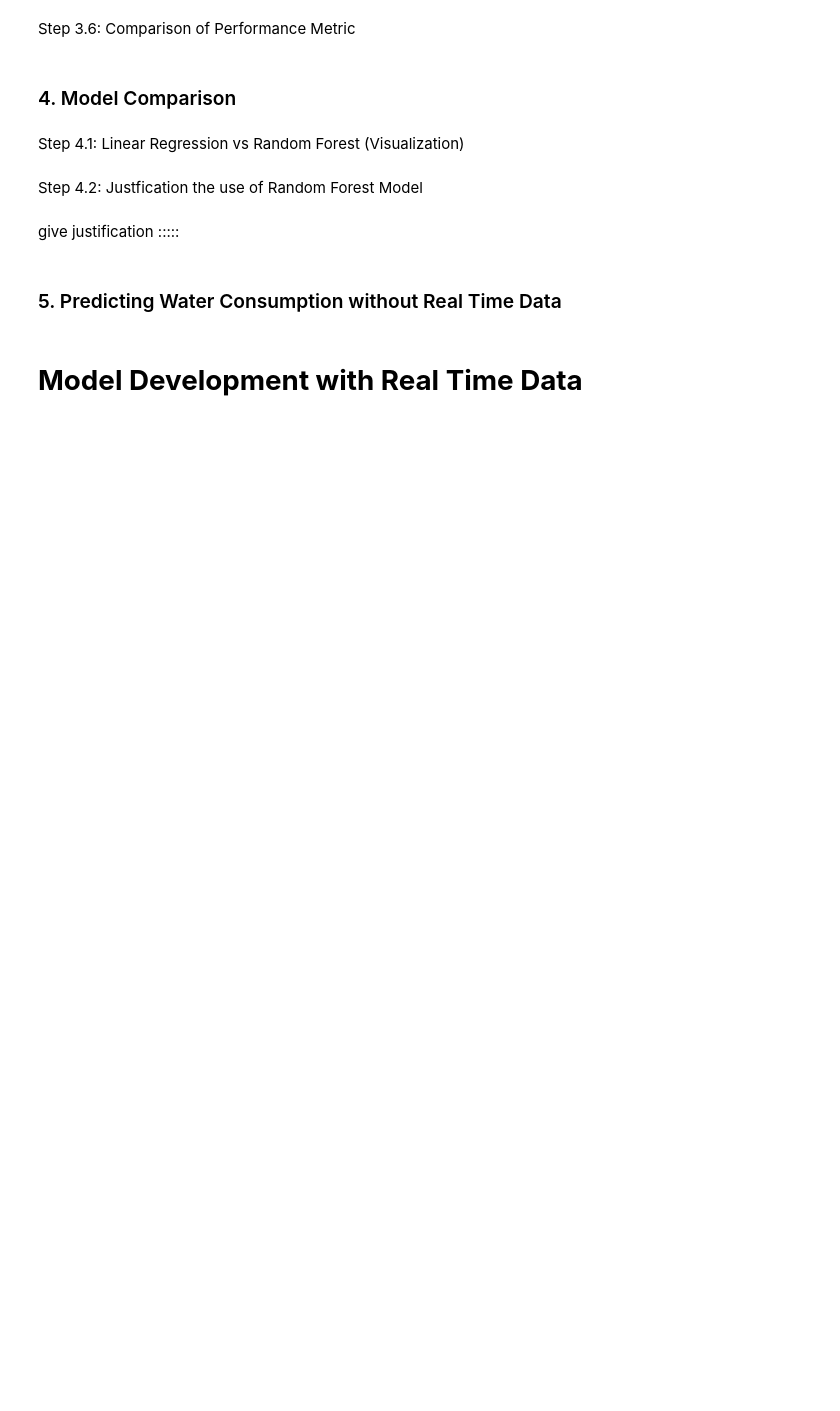
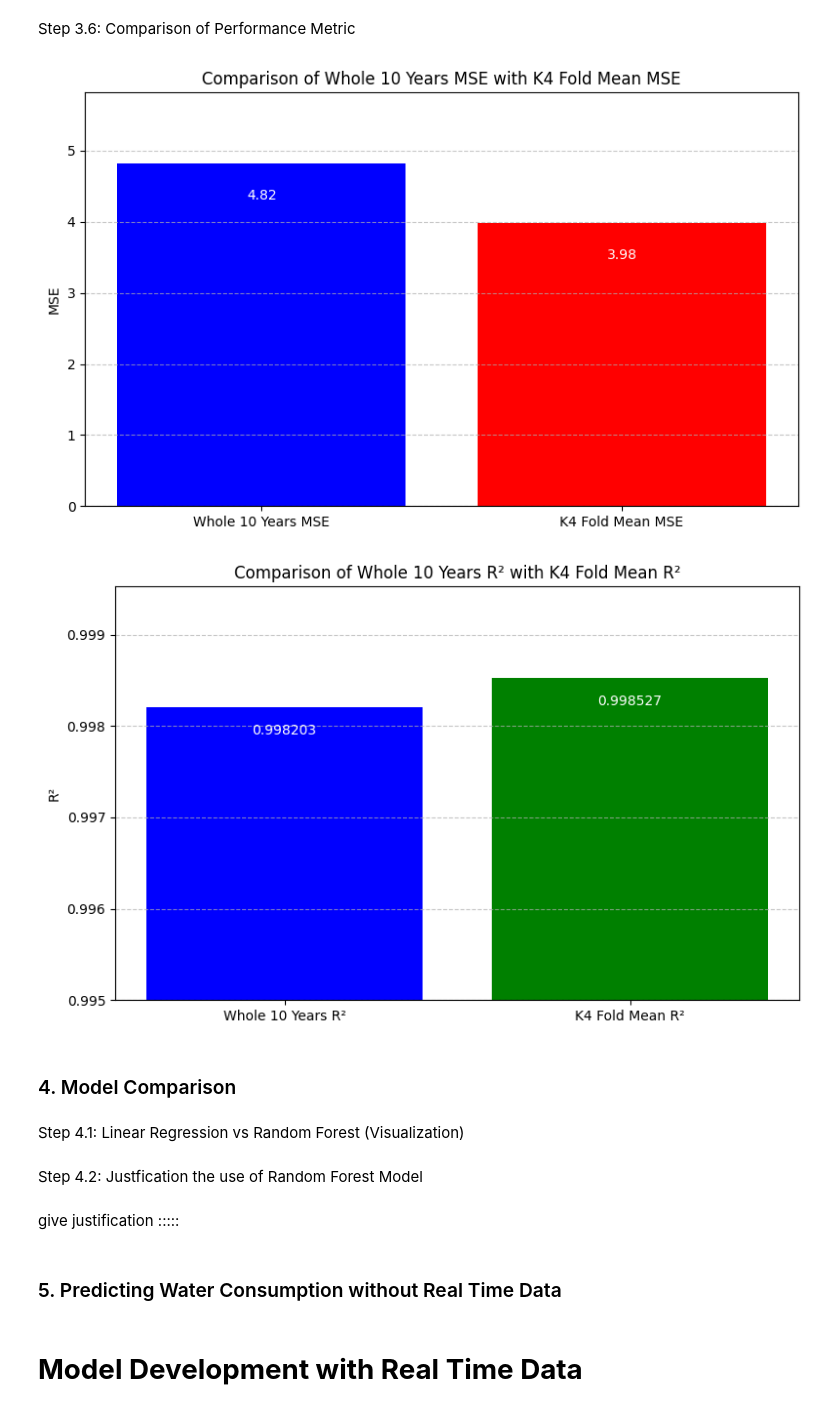
Before and after one commit to Urusha-Bajracharya3950/Engg680_Digital_Engineering_Project_Group_5, a Jupyter notebook: Model_Development/Group_Project.ipynb, the cells around one changed output. Cells and saved outputs as stored; diff of their text form; code cells hidden in the pictures; blank space fills up the shorter version.

```diff
--- a/Model_Development/Group_Project.ipynb
+++ b/Model_Development/Group_Project.ipynb
@@ -222,2 +576,19 @@ Step 3.3: Apply K4 Method
 # %% [markdown]
 Step 3.4: Calculate the overall Performance Metrics from K4 Method
+# %%
+# Function to calculate the overall MSE and R²
+def calculate_overall_metrics(k4_results):
+    mse_values = [result['MSE'] for result in k4_results]
+    r2_values = [result['R²'] for result in k4_results]
+
+    overall_mse = sum(mse_values) / len(mse_values)
+    overall_r2 = sum(r2_values) / len(r2_values)
+
+    return overall_mse, overall_r2
+
+# Calculate overall metrics
+overall_mse, overall_r2 = calculate_overall_metrics(k4_results_with_mse)
+
+# Print the overall results
+print(f"Overall Mean Squared Error (MSE): {overall_mse}")
+print(f"Overall R-Squared (R²): {overall_r2}")
@@ -226,5 +642,32 @@ Step 3.5: Visualising K4 Method Results
 # %% [markdown]
 Step 3.6: Comparison of Performance Metric
+# %%
+# Visual comparison for MSE with updated labels
+plt.figure(figsize=(8, 5))
+bars = plt.bar(['Whole 10 Years MSE', 'K4 Fold Mean MSE'], [individual_mse, overall_mse], color=['blue', 'red'])
+plt.title('Comparison of Whole 10 Years MSE with K4 Fold Mean MSE')
+plt.ylabel('MSE')
+plt.ylim(0, max(individual_mse, overall_mse) + 1)
+for bar in bars:
+    plt.text(bar.get_x() + bar.get_width()/2, bar.get_height() - 0.5, f"{bar.get_height():.2f}", ha='center', color='white')
+plt.grid(axis='y', linestyle='--', alpha=0.7)
+plt.tight_layout()
+plt.show()
+
+# Visual comparison for R² with updated labels
+plt.figure(figsize=(8, 5))
+bars = plt.bar(['Whole 10 Years R²', 'K4 Fold Mean R²'], [individual_r2, overall_r2], color=['blue', 'green'])
+plt.title('Comparison of Whole 10 Years R² with K4 Fold Mean R²')
+plt.ylabel('R²')
+plt.ylim(0.995, max(individual_r2, overall_r2) + 0.001)
+for bar in bars:
+    plt.text(bar.get_x() + bar.get_width()/2, bar.get_height() - 0.0003, f"{bar.get_height():.6f}", ha='center', color='white')
+plt.grid(axis='y', linestyle='--', alpha=0.7)
+plt.tight_layout()
+plt.show()
+# %% [output]
+[figure, added]
+[figure, added]
 # %% [markdown]
 ### 4. Model Comparison
 # %% [markdown]
```
Also changed, not shown: parts of 13 cells of this notebook.
